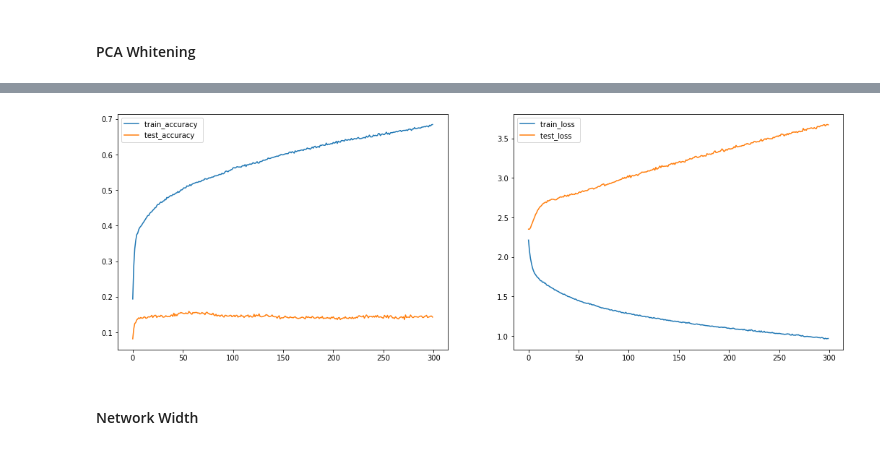
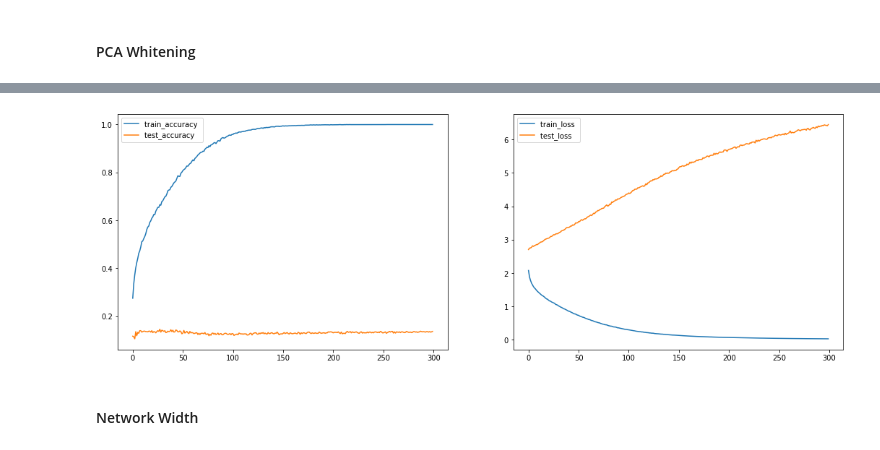
Before and after one commit to ItayShalit/Intro-to-Deep-Learning, a Jupyter notebook: Intro_to_DL_Assignment_1.ipynb, the cells around one changed output, grey strips where cells are left out. Cells and saved outputs as stored; diff of their text form; code cells hidden in the pictures.

```diff
--- a/Intro_to_DL_Assignment_1.ipynb
+++ b/Intro_to_DL_Assignment_1.ipynb
@@ -176,11 +167,13 @@ def test_loop(dataloader, model, loss_fn, device, return_results = False):
     test_loss, correct = 0, 0
 
     with torch.no_grad():
+        model.eval()
         for X, y in dataloader:
             X, y = X.to(device), y.to(device)
             pred = model(X)
             test_loss += loss_fn(pred, y).item()
             correct += (pred.argmax(1) == y).type(torch.float).sum().item()
+        model.train()
     test_loss /= num_batches
     correct /= size
     if return_results:
@@ -420,7 +324,7 @@ class FFNeuralNetworkPCA(nn.Module):
     def __init__(self):
         super(FFNeuralNetworkPCA, self).__init__()
         self.flatten = nn.Flatten()
-        input_layer = nn.Linear(20, 256) #To save computations, Parameter initialization is currently skipped,
+        input_layer = nn.Linear(300, 256) #To save computations, Parameter initialization is currently skipped,
                                                       #and will be done before training using a custom distribution.
         hidden_layer = nn.Linear(256, 10)
         self.linear_relu_stack = nn.Sequential(
@@ -434,7 +338,7 @@ class FFNeuralNetworkPCA(nn.Module):
         logits = self.linear_relu_stack(x)
         return logits
 
-pca = PCA(n_components=20, whiten=True, random_state=10)
+pca = PCA(n_components=300, whiten=True, random_state=10)
 train_x_pca = pca.fit_transform(train_x)
 test_x_pca = pca.fit_transform(test_x)
 tensor_trainx = torch.Tensor(train_x_pca)
@@ -464,4 +368,4 @@ accuracy:  0.143  loss:  3.6732029616832733
-[figure, old version]
+[figure, new version]
 # %% [markdown]
 #### Network Width
 # %%
```
Also changed, not shown: parts of 33 cells of this notebook.
